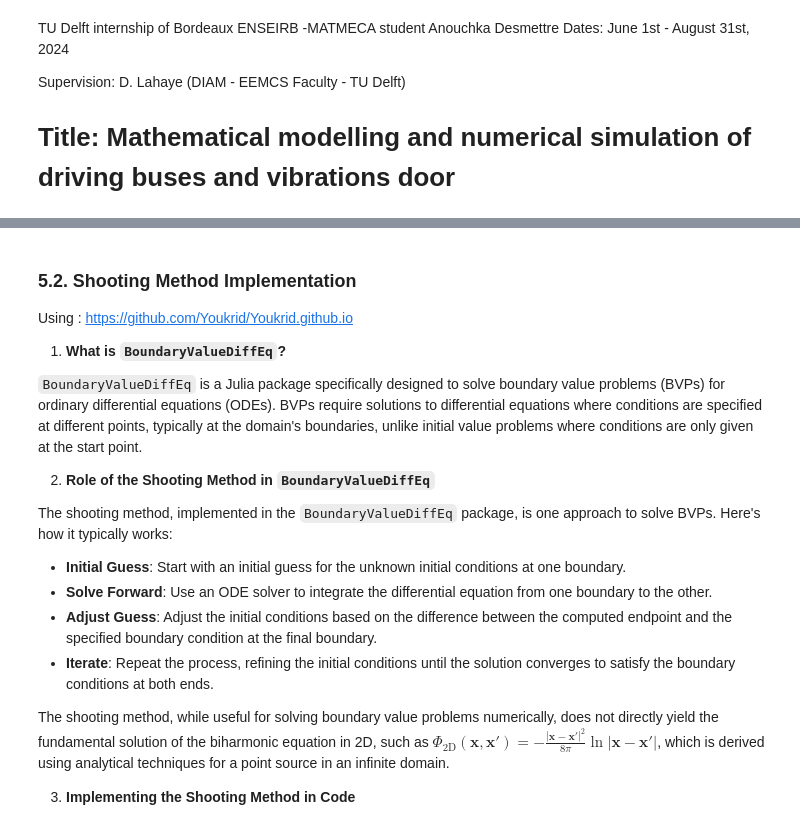
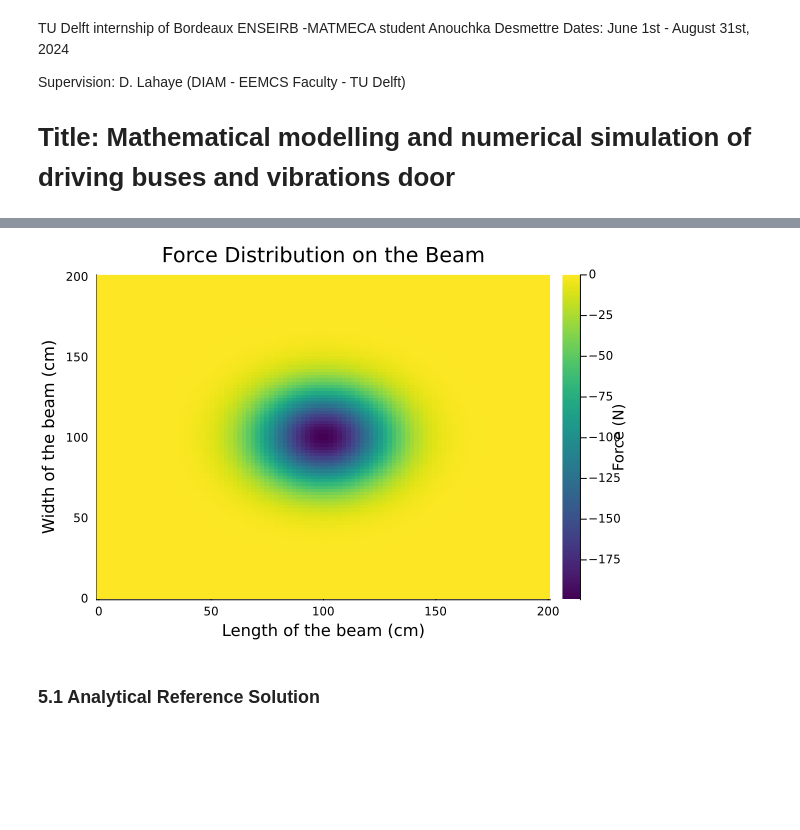
Before and after one commit to AnouchkaDESMETTRE/TU_Delft_Internship, a Jupyter notebook: StationaryThinBeamEquation-BiharmonicEquation-Deflection.ipynb, the cells around one changed output, grey strips where cells are left out. Saved outputs shown, nothing was run; the diff lists cells and outputs as text; code cells hidden in the pictures; blank space fills up the shorter version.

```diff
--- a/StationaryThinBeamEquation-BiharmonicEquation-Deflection.ipynb
+++ b/StationaryThinBeamEquation-BiharmonicEquation-Deflection.ipynb
@@ -42,20 +47,39 @@ The fundamental solutions vary depending on the dimension of the space in which
-# %% [markdown]
-### 5.2. Shooting Method Implementation
-
-Using : https://github.com/Youkrid/Youkrid.github.io
-
-1. **What is `BoundaryValueDiffEq`?**
-
-`BoundaryValueDiffEq` is a Julia package specifically designed to solve boundary value problems (BVPs) for ordinary differential equations (ODEs). BVPs require solutions to differential equations where conditions are specified at different points, typically at the domain's boundaries, unlike initial value problems where conditions are only given at the start point.
-
-2. **Role of the Shooting Method in `BoundaryValueDiffEq`**
-
-The shooting method, implemented in the `BoundaryValueDiffEq` package, is one approach to solve BVPs. Here's how it typically works:
-- **Initial Guess**: Start with an initial guess for the unknown initial conditions at one boundary.
-- **Solve Forward**: Use an ODE solver to integrate the differential equation from one boundary to the other.
-- **Adjust Guess**: Adjust the initial conditions based on the difference between the computed endpoint and the specified boundary condition at the final boundary.
-- **Iterate**: Repeat the process, refining the initial conditions until the solution converges to satisfy the boundary conditions at both ends.
-
-The shooting method, while useful for solving boundary value problems numerically, does not directly yield the fundamental solution of the biharmonic equation in 2D, such as $\Phi_{\text{2D}}(\mathbf{x}, \mathbf{x}') = -\frac{|\mathbf{x} - \mathbf{x}'|^2}{8\pi} \ln |\mathbf{x} - \mathbf{x}'|$, which is derived using analytical techniques for a point source in an infinite domain.
-
-3. **Implementing the Shooting Method in Code**
+# %%
+using Plots
+
+# Parameters
+Nx = 100
+Ny = 100
+l = 200.0
+dx = l / Nx
+dy = l / Ny
+
+# Function to define the 2D source function
+function source_function_2d(x, y)
+    X0 = 100.0
+    Y0 = 100.0
+    σ = 20.0
+    A = 200.0
+    return -A * exp(-((x - X0)^2 + (y - Y0)^2) / (2*σ^2))
+end
+
+# Function to generate the source grid in 2D
+function source_2d(Nx, Ny)
+    l = 200.0
+    dx = l / Nx
+    dy = l / Ny
+    X_vect = range(0, stop = l, length = Nx)
+    Y_vect = range(0, stop = l, length = Ny)
+    f = [source_function_2d(x, y) for y in Y_vect, x in X_vect]
+    return X_vect, Y_vect, f
+end
+
+# Generate the 2D force distribution
+X, Y, force_distribution = source_2d(Nx, Ny)
+
+# Plotting the 2D force distribution
+heatmap(X, Y, force_distribution, xlabel="Length of the beam (cm)", ylabel="Width of the beam (cm)", c=:viridis, colorbar_title="Force (N)", title="Force Distribution on the Beam")
+# %% [output]
+[figure, added]
+# %% [markdown]
+### 5.1 Analytical Reference Solution
```
Also changed, not shown: parts of 8 cells of this notebook.
